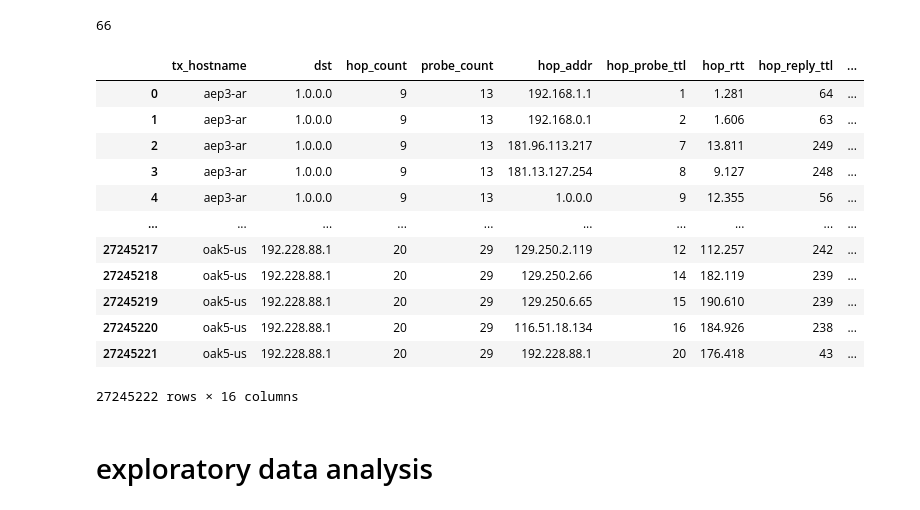
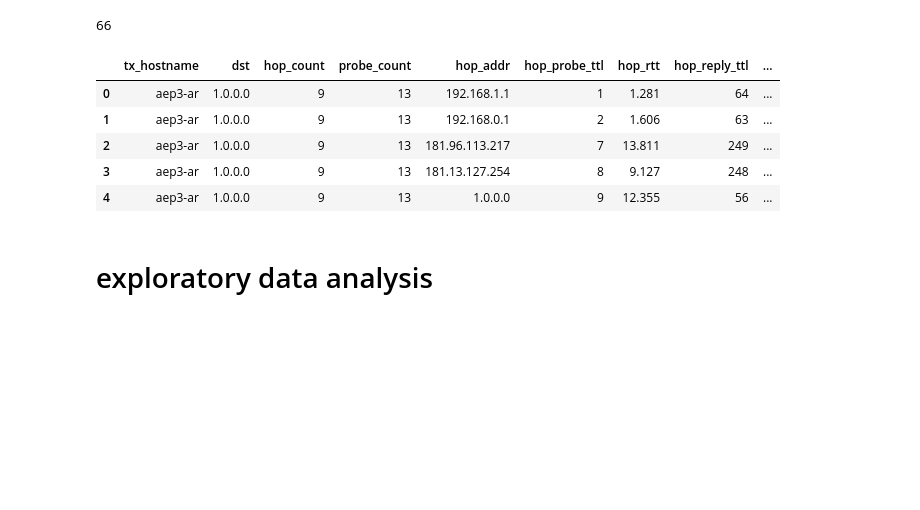
Before and after one commit to ut-dacs/anycast-trace-locator, a Jupyter notebook: tr_anycast_geolocator.ipynb, the cells around one changed output. Saved outputs shown, nothing was run; the diff lists cells and outputs as text; code cells hidden in the pictures; blank space fills up the shorter version.

```diff
--- a/tr_anycast_geolocator.ipynb
+++ b/tr_anycast_geolocator.ipynb
@@ -232,14 +44,8 @@ Total conversion time: 1022.31 seconds
 # %% [markdown]
 # Read in data and combine with external datasets
 # %%
-# # read all parquets as one
-# parquet_pattern = '*.parquet'
-# parquet_files = list(parquet_dir.glob(parquet_pattern))
-#
-# traceroutes_df = pd.read_parquet(parquet_files, engine='pyarrow') # engine='fastparquet'
-
 # for reproducability we share a single combined parquet containing all traceroute results
 
-traceroutes_df = pd.read_parquet('combined.parquet', engine='pyarrow') # engine='fastparquet'
+traceroutes_df = pd.read_parquet('./data/combined.parquet', engine='pyarrow') # engine='fastparquet'
 
-traceroutes_df.head(10)
+traceroutes_df.head()
@@ -333,23 +131,16 @@ ark_locs.drop(columns='country_code', inplace=True)
 # %%
 # add ark locations
 traceroutes_df['tx_hostname'] = traceroutes_df['tx_hostname'].str.split(".ark.caida.org").str[0]
 traceroutes_df = pd.merge(traceroutes_df, ark_locs, on='tx_hostname', how='left')
 
-traceroutes_df
+traceroutes_df.head()
 # %% [output]
 |  | tx_hostname | dst | hop_count | probe_count | hop_addr | hop_probe_ttl | hop_rtt | hop_reply_ttl | ... |
 | 0 | aep3-ar | 1.0.0.0 | 9 | 13 | 192.168.1.1 | 1 | 1.281 | 64 | ... |
 | 1 | aep3-ar | 1.0.0.0 | 9 | 13 | 192.168.0.1 | 2 | 1.606 | 63 | ... |
 | 2 | aep3-ar | 1.0.0.0 | 9 | 13 | 181.96.113.217 | 7 | 13.811 | 249 | ... |
 | 3 | aep3-ar | 1.0.0.0 | 9 | 13 | 181.13.127.254 | 8 | 9.127 | 248 | ... |
 | 4 | aep3-ar | 1.0.0.0 | 9 | 13 | 1.0.0.0 | 9 | 12.355 | 56 | ... |
-| ... | ... | ... | ... | ... | ... | ... | ... | ... | ... |
-| 27245217 | oak5-us | 192.228.88.1 | 20 | 29 | 129.250.2.119 | 12 | 112.257 | 242 | ... |
-| 27245218 | oak5-us | 192.228.88.1 | 20 | 29 | 129.250.2.66 | 14 | 182.119 | 239 | ... |
-| 27245219 | oak5-us | 192.228.88.1 | 20 | 29 | 129.250.6.65 | 15 | 190.610 | 239 | ... |
-| 27245220 | oak5-us | 192.228.88.1 | 20 | 29 | 116.51.18.134 | 16 | 184.926 | 238 | ... |
-| 27245221 | oak5-us | 192.228.88.1 | 20 | 29 | 192.228.88.1 | 20 | 176.418 | 43 | ... |
-27245222 rows × 16 columns
 # %% [markdown]
 # exploratory data analysis
 # %%
```
Also changed, not shown: parts of 59 cells of this notebook.
